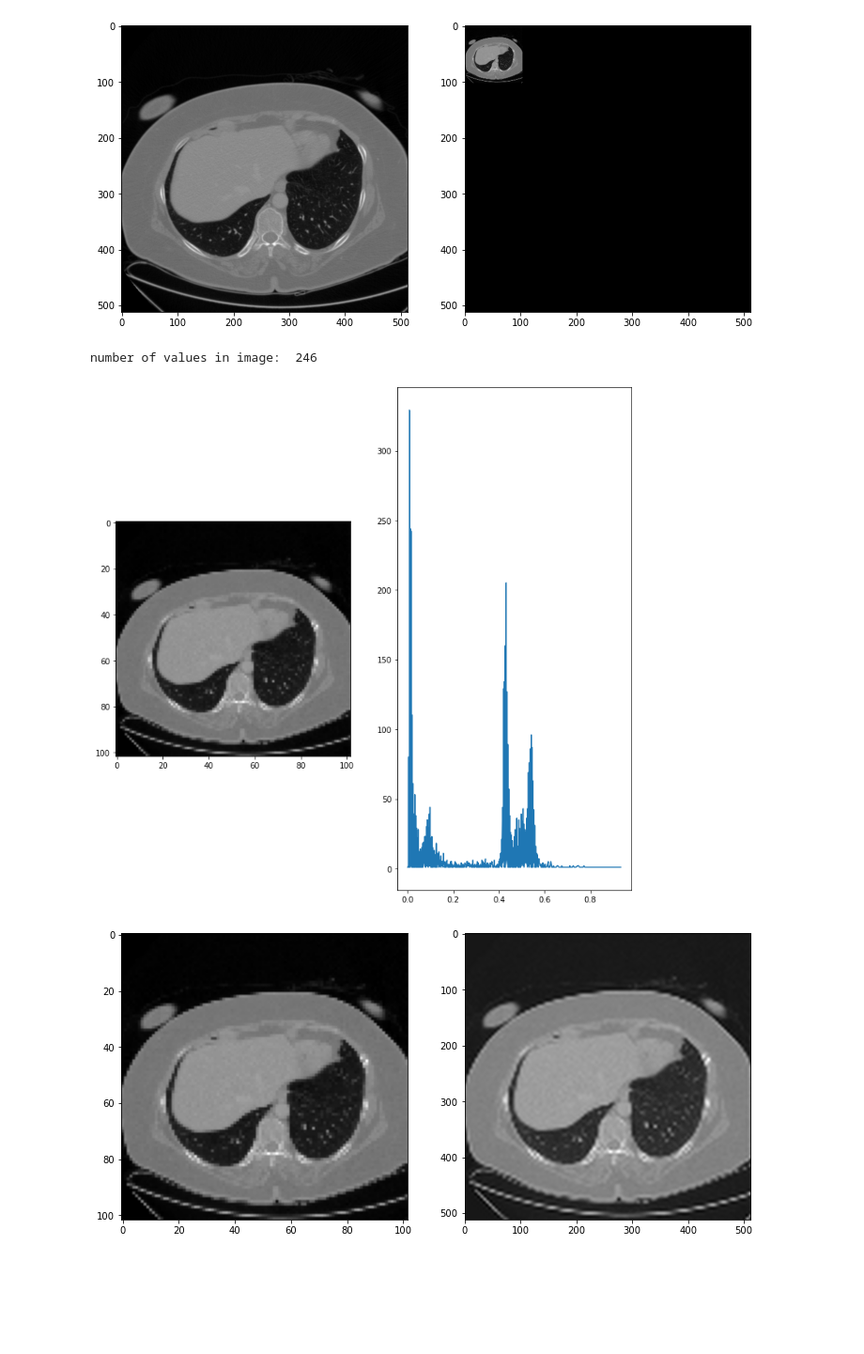
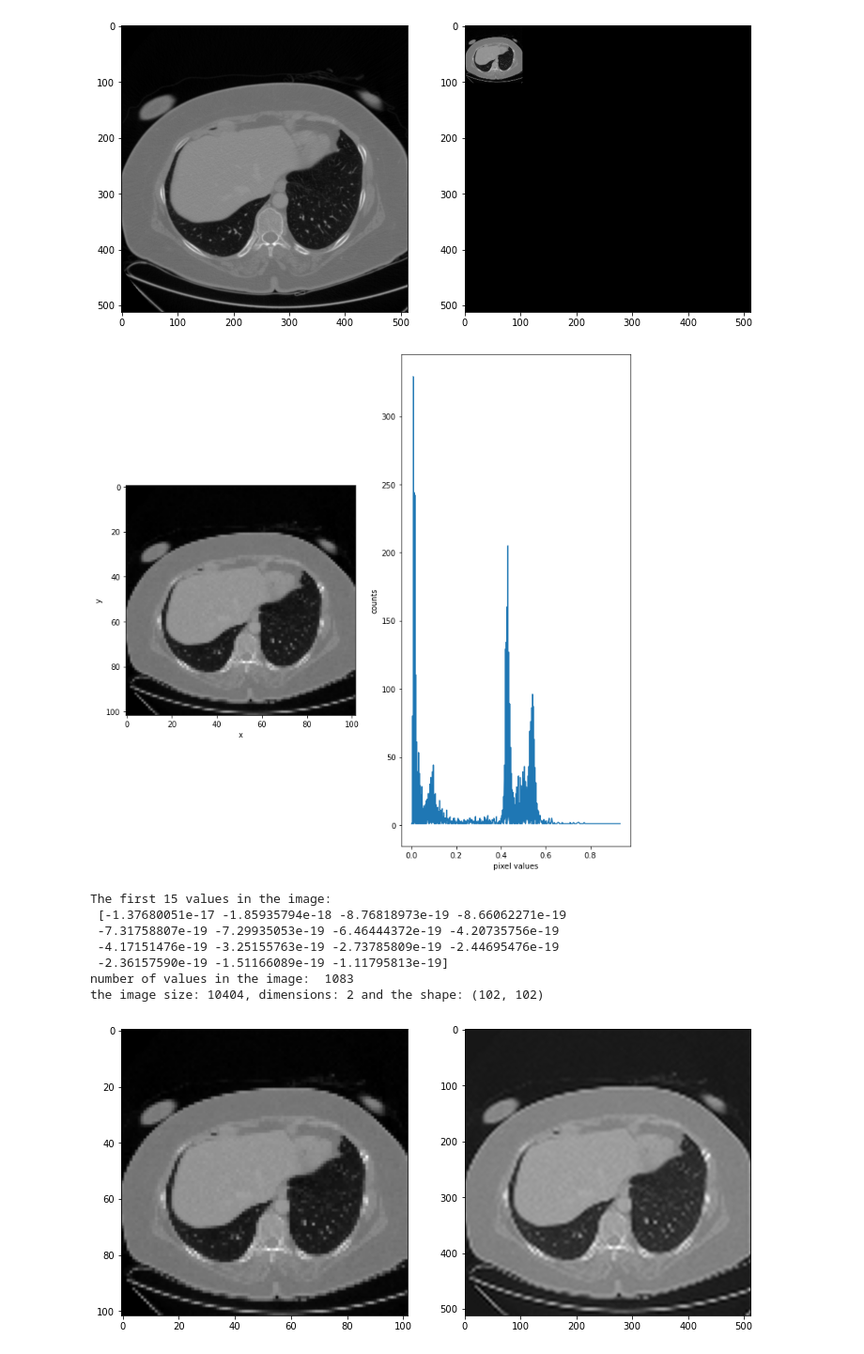
Before and after one commit to Ahmadsad/ID2211-Project, a Jupyter notebook: test.ipynb, the cells around one changed output. Shown at 94% size. Saved outputs shown, nothing was run; the diff lists cells and outputs as text; code cells hidden in the pictures; blank space fills up the shorter version.

```diff
--- a/test.ipynb
+++ b/test.ipynb
@@ -79,16 +87,3 @@ plt.imshow(ssd_reg_img, cmap='gray')
 plt.show()
 # %% [output]
 [figure]
-# %%
-scaled_image = ssd_reg_img[0:int(round(image.shape[0]/scaling_factor)), 0:int(round(image.shape[1]/scaling_factor))];
-print('number of values in image: ',len(np.unique(norm_img)));
-plt.figure(figsize=(12,12))
-plt.subplot(1, 2, 1)
-plt.imshow(scaled_image, cmap='gray')
-plt.subplot(1, 2, 2)
-uniq_scaled_image = np.unique(scaled_image, return_counts=True)
-plt.plot(uniq_scaled_image[0], uniq_scaled_image[1])
-plt.show();
-# %% [output]
-number of values in image:  246
-[figure, removed]
@@ -95,2 +92,16 @@ number of values in image:  246
+# %%
+plt_fig_hist(scaled_image)
+# %% [output]
+[figure, added]
+# %%
+print_info(scaled_image)
+# %% [output]
+The first 15 values in the image:
+ [-1.37680051e-17 -1.85935794e-18 -8.76818973e-19 -8.66062271e-19
+ -7.31758807e-19 -7.29935053e-19 -6.46444372e-19 -4.20735756e-19
+ -4.17151476e-19 -3.25155763e-19 -2.73785809e-19 -2.44695476e-19
+ -2.36157590e-19 -1.51166089e-19 -1.11795813e-19]
+number of values in the image:  1083
+the image size: 10404, dimensions: 2 and the shape: (102, 102)
 # %%
 # test to go back to original size, loose resolution! maybe it's okey, we only need to obtain a segmentation mask to
```
Also changed, not shown: parts of 32 cells of this notebook.
